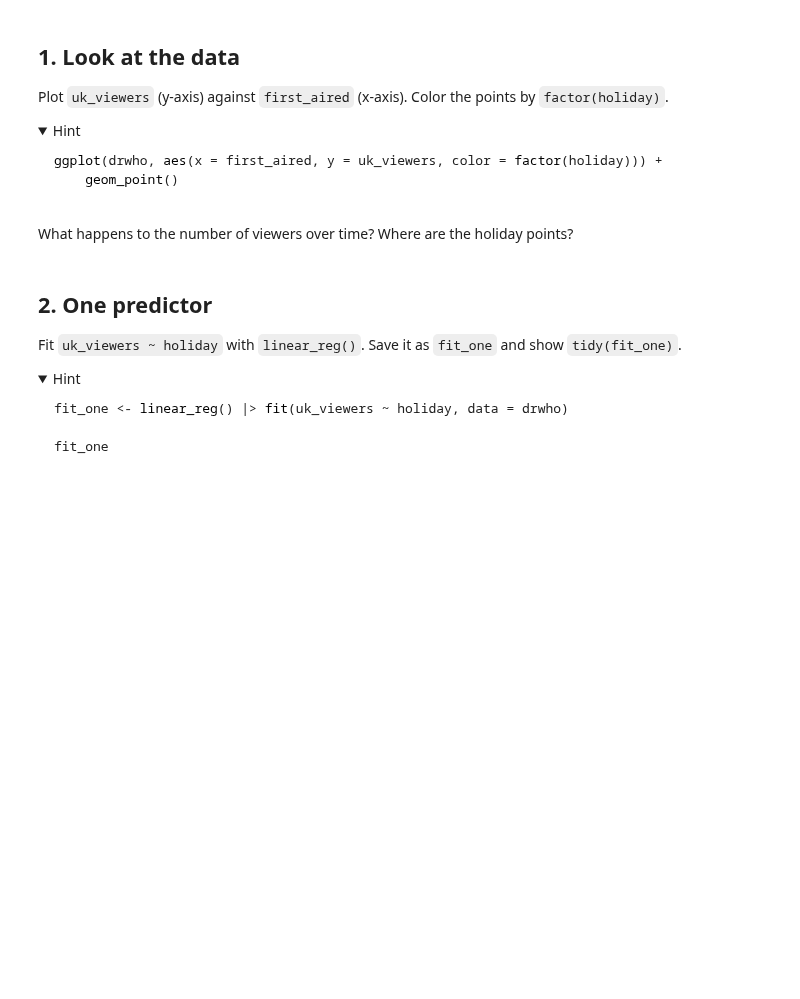
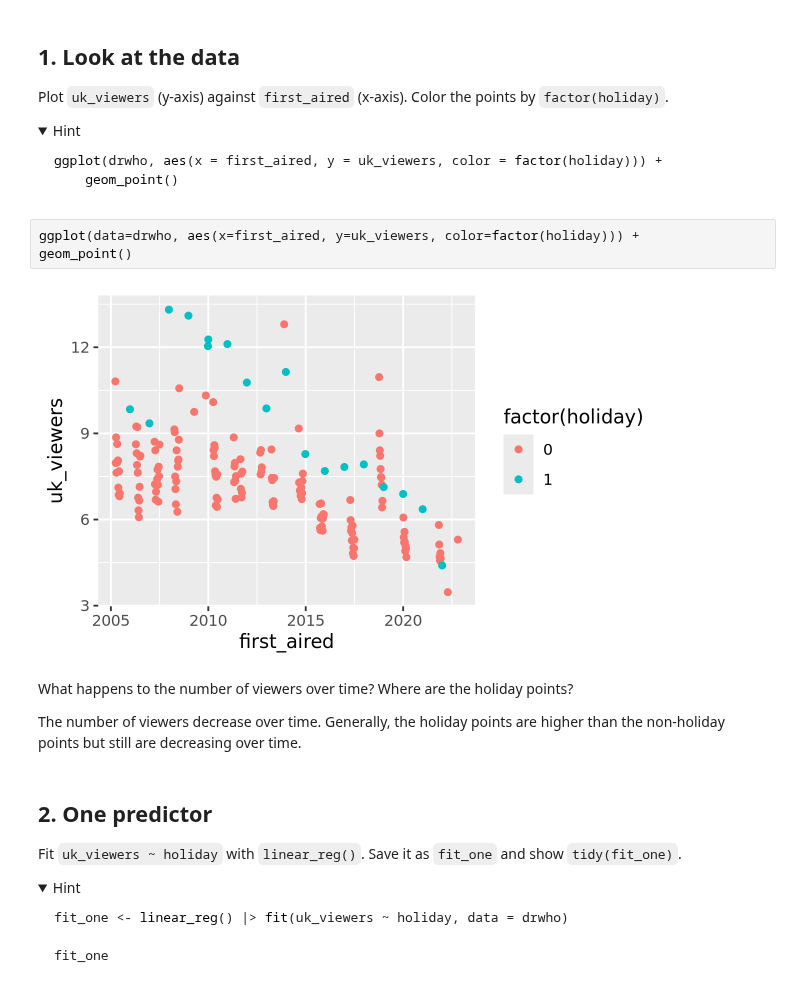
Before and after one commit to lgheflin/codespace, a Jupyter notebook: exercises/12-drwho-exercise.ipynb, the cells around one changed output. Cells and saved outputs as stored; diff of their text form; folded sections open; blank space fills up the shorter version.

Commit message:
complete exercises/12-drwho-exercise.ipynb

````diff
--- a/exercises/12-drwho-exercise.ipynb
+++ b/exercises/12-drwho-exercise.ipynb
@@ -54,8 +58,15 @@ ggplot(drwho, aes(x = first_aired, y = uk_viewers, color = factor(holiday))) +
 ```
 
 </details>
+# %%
+ggplot(data=drwho, aes(x=first_aired, y=uk_viewers, color=factor(holiday))) +
+geom_point()
+# %% [output]
+[figure, added]
 # %% [markdown]
 What happens to the number of viewers over time? Where are the holiday points?
+
+The number of viewers decrease over time. Generally, the holiday points are higher than the non-holiday points but still are decreasing over time.
 # %% [markdown]
 ## 2. One predictor
 
````
Also changed, not shown: parts of 7 cells of this notebook.
